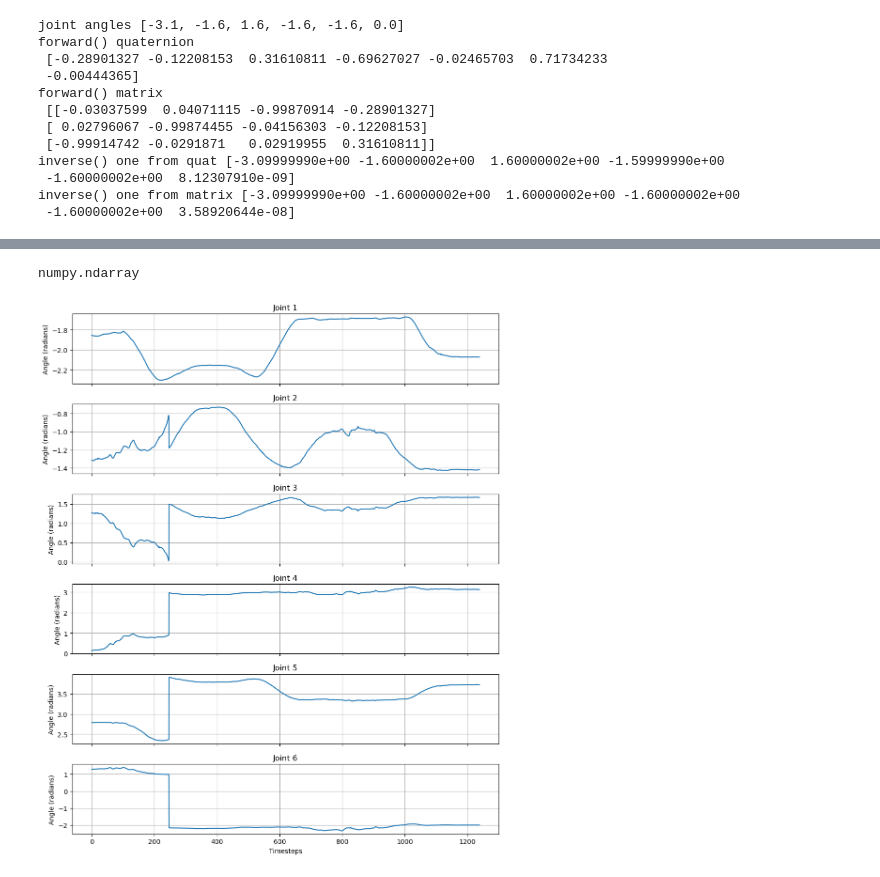
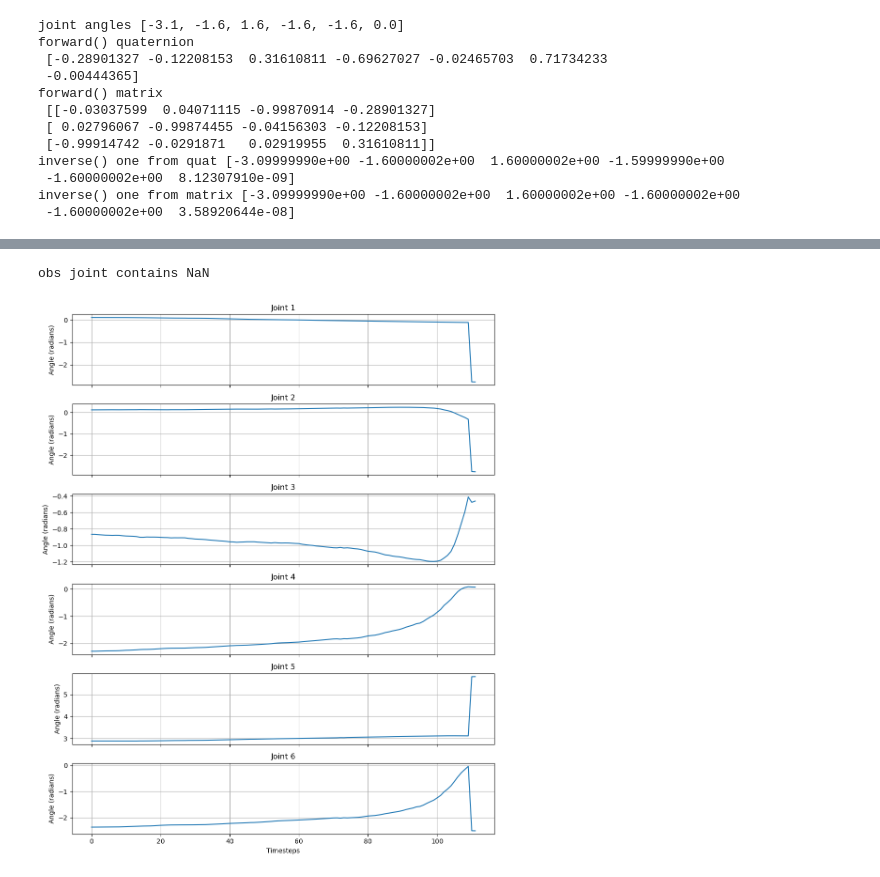
Before and after one commit to MLCS-Yonsei/UMI_FT, a Jupyter notebook: test_ik.ipynb, the cells around one changed output, grey strips where cells are left out. Drawn from its saved outputs; the diff is of its cells as text; code cells hidden in the pictures.

```diff
--- a/test_ik.ipynb
+++ b/test_ik.ipynb
@@ -18,7 +19,8 @@ from ur_ikfast.ur_ikfast import ur_kinematics
 OmegaConf.register_new_resolver("eval", eval, replace=True)
 register_codecs()
 # %%
-zarr_path = '/home/soochul/GoPro_20250304/dataset.zarr.zip'
+# zarr_path = '/home/soochul/GoPro_20250508/dataset.zarr.zip'
+zarr_path = '/home/soochul/dataset0320.zarr.zip'
 zip_store = zarr.ZipStore(zarr_path, mode='a')
 root = zarr.group(zip_store)
 replay_buffer = ReplayBuffer.create_from_group(root)
@@ -140,4 +192,7 @@ joint_trajectory.shape
-# %%
-type(joint_trajectory[2])
-# %% [output]
-numpy.ndarray
+# %%
+if np.any(np.isnan(joint_trajectory)):
+    print("obs joint contains NaN")
+else:
+    print("No none")
+# %% [output]
+obs joint contains NaN
@@ -144,14 +208,17 @@ numpy.ndarray
 # %%
-fig, axs = plt.subplots(num_ur3_joints, 1, figsize=(10, 2 * num_ur3_joints), sharex=True)
+def plot_joint_trajectory(joint_trajectory, timesteps, num_ur3_joints):
+    fig, axs = plt.subplots(num_ur3_joints, 1, figsize=(10, 2 * num_ur3_joints), sharex=True)
 
-for joint in range(num_ur3_joints):
-    axs[joint].plot(timesteps, joint_trajectory[:, joint], linestyle='-')
-    axs[joint].set_title(f'Joint {joint + 1}')
-    axs[joint].set_ylabel('Angle (radians)')
-    axs[joint].grid(True)
+    for joint in range(num_ur3_joints):
+        axs[joint].plot(timesteps, joint_trajectory[:, joint], linestyle='-')
+        axs[joint].set_title(f'Joint {joint + 1}')
+        axs[joint].set_ylabel('Angle (radians)')
+        axs[joint].grid(True)
 
-axs[-1].set_xlabel('Timesteps')
-plt.tight_layout()
-plt.show()
+    axs[-1].set_xlabel('Timesteps')
+    plt.tight_layout()
+    plt.show()
-# %% [output]
-[figure, removed]
+# %%
+plot_joint_trajectory(joint_trajectory, timesteps, num_ur3_joints)
+# %% [output]
+[figure, added]
```
Also changed, not shown: parts of 19 cells of this notebook, 33 other files.
